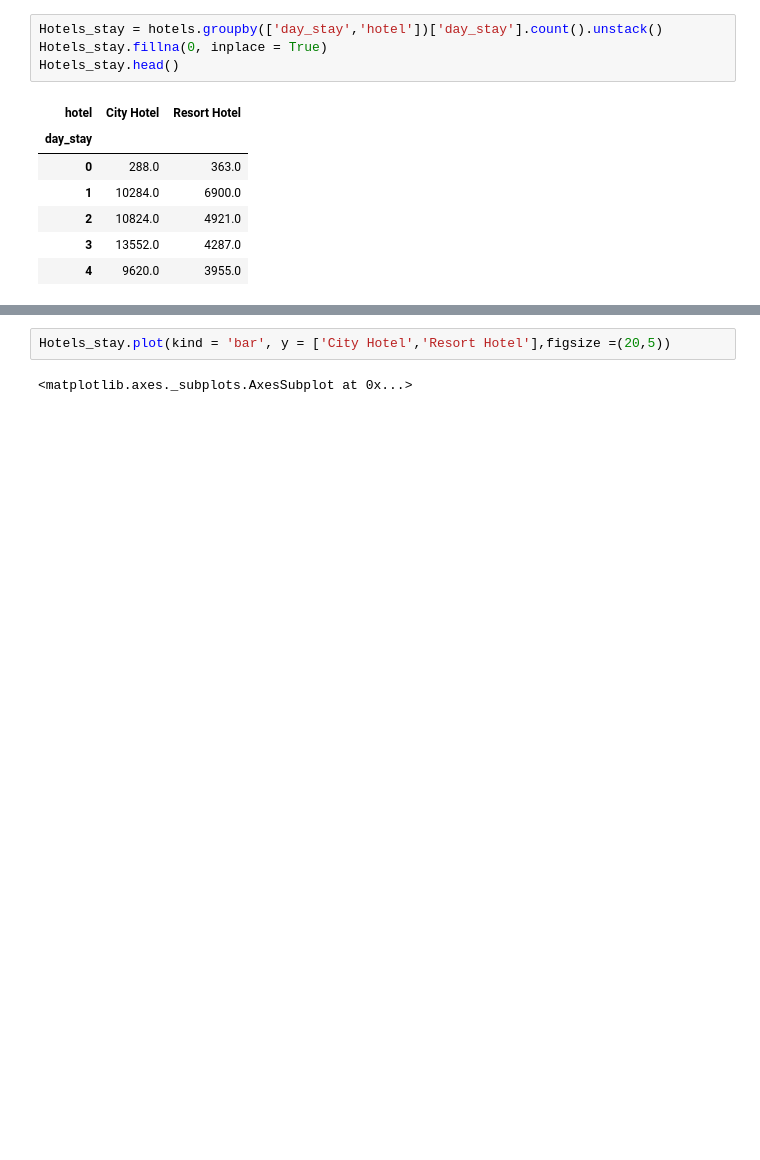
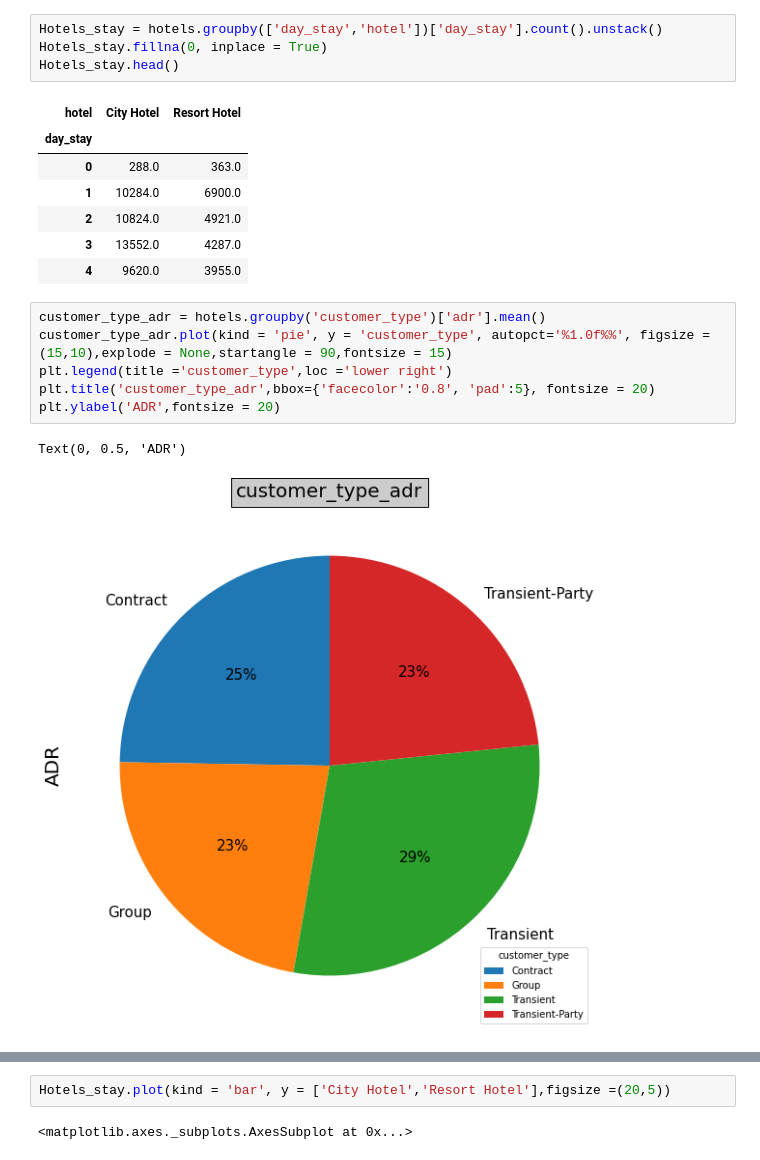
Before and after one commit to sauravkumar19/Hotel_booking_data_analysis, a Jupyter notebook: Hotel_Booking.ipynb, the cells around one changed output, grey strips where cells are left out. Cells and saved outputs as stored; diff of their text form; blank space fills up the shorter version.

```diff
--- a/Hotel_Booking.ipynb
+++ b/Hotel_Booking.ipynb
@@ -394,3 +397,12 @@ Hotels_stay.head()
 | 2 | 10824.0 | 4921.0 |
 | 3 | 13552.0 | 4287.0 |
 | 4 | 9620.0 | 3955.0 |
+# %%
+customer_type_adr = hotels.groupby('customer_type')['adr'].mean()
+customer_type_adr.plot(kind = 'pie', y = 'customer_type', autopct='%1.0f%%', figsize =(15,10),explode = None,startangle = 90,fontsize = 15)
+plt.legend(title ='customer_type',loc ='lower right')
+plt.title('customer_type_adr',bbox={'facecolor':'0.8', 'pad':5}, fontsize = 20)
+plt.ylabel('ADR',fontsize = 20)
+# %% [output]
+Text(0, 0.5, 'ADR')
+[figure, added]
```
Also changed, not shown: parts of 23 cells of this notebook.
